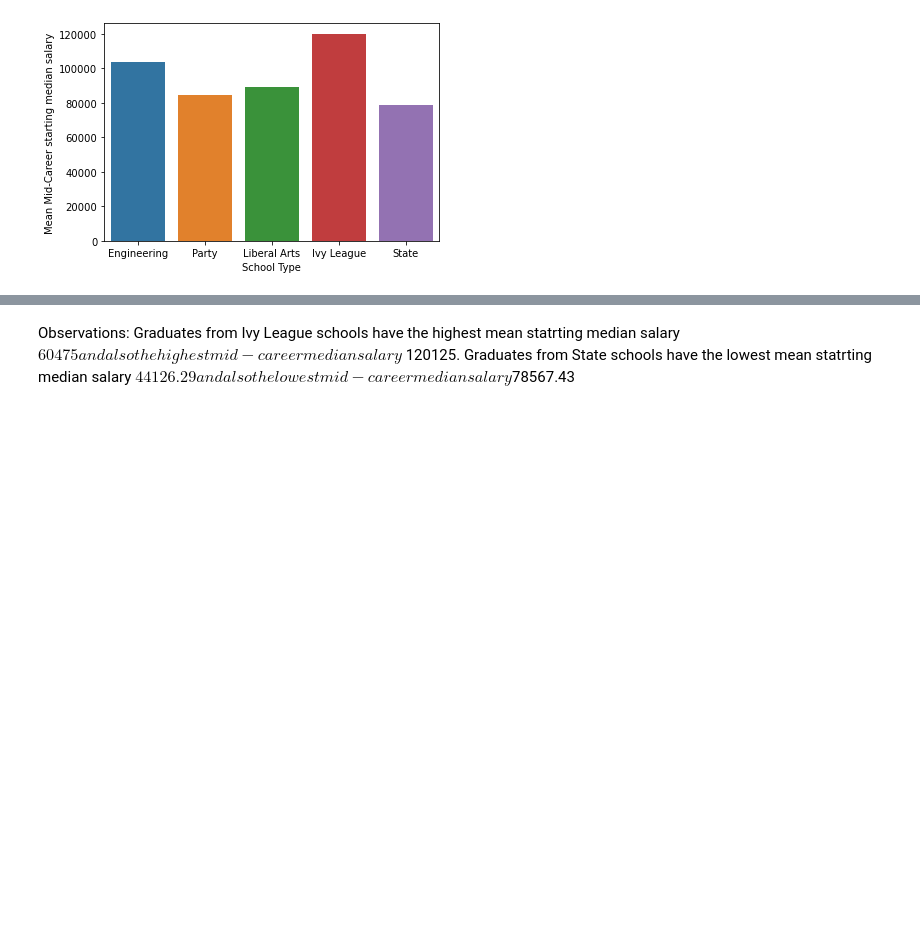
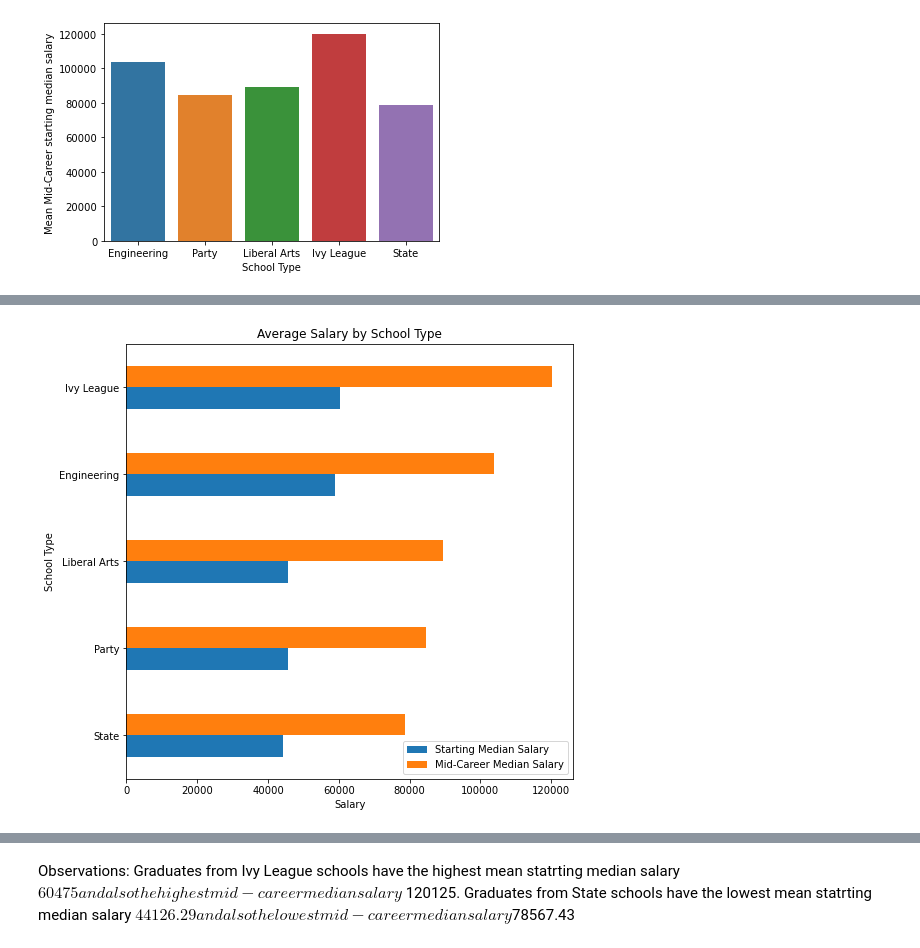
Before and after one commit to xinwang-us/DataScienceCapstoneTwo, a Jupyter notebook: CapstoneProject2_EDA.ipynb, the cells around one changed output, grey strips where cells are left out. Saved outputs shown, nothing was run; the diff lists cells and outputs as text; code cells hidden in the pictures; blank space fills up the shorter version.

```diff
--- a/CapstoneProject2_EDA.ipynb
+++ b/CapstoneProject2_EDA.ipynb
@@ -153,0 +130,6 @@ See the caveats in the documentation: https://pandas.pydata.org/pandas-docs/stab
+# %%
+(college_type_salary_mean.sort_values(by='Starting Median Salary').plot(kind='barh', \
+                                      figsize=(8,8), title ='Average Salary by School Type'))
+plt.xlabel('Salary');
+# %% [output]
+[figure, added]
```
Also changed, not shown: parts of 11 cells of this notebook.
